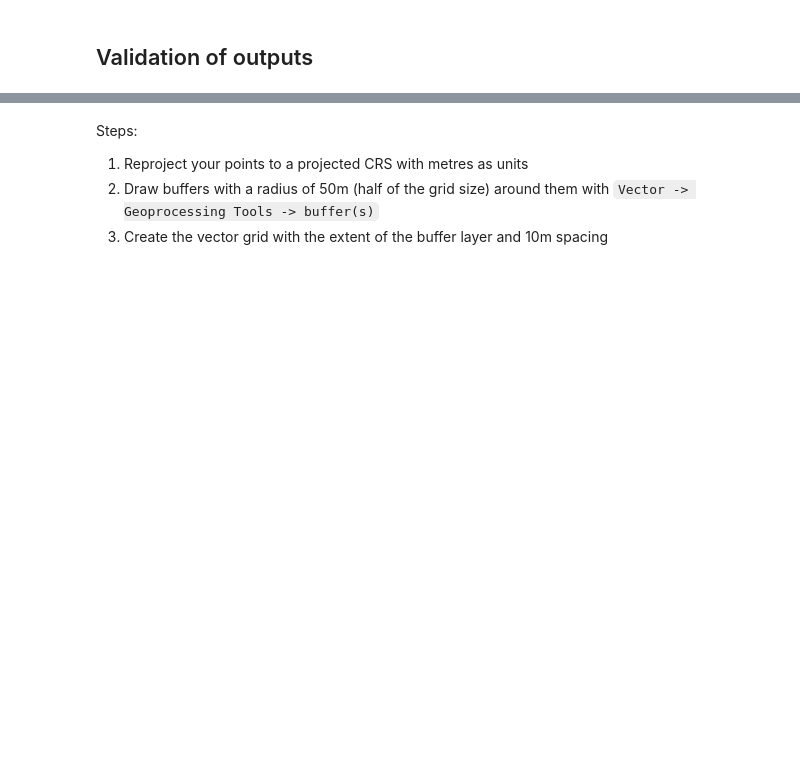
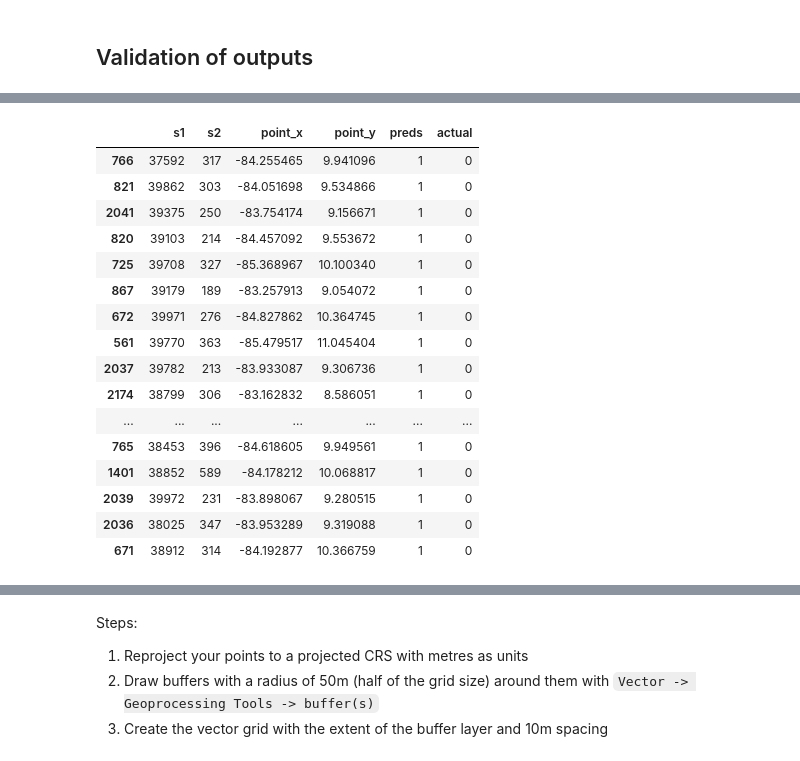
Before and after one commit to wri/plantation_classifier, a Jupyter notebook: notebooks/label_propagation.ipynb, the cells around one changed output, grey strips where cells are left out. Drawn from its saved outputs; the diff is of its cells as text; code cells hidden in the pictures; blank space fills up the shorter version.

```diff
--- a/notebooks/label_propagation.ipynb
+++ b/notebooks/label_propagation.ipynb
@@ -568,0 +602,3 @@ misclass[(misclass.preds == '1') & (misclass.actual == '0')]
+# %%
+labeled = get_features(labeled_pts_sample, labels=True)
+unlabeled = get_features(unlabeled_pts_sample, labels=False)
@@ -568,0 +651,34 @@ misclass[(misclass.preds == '1') & (misclass.actual == '0')]
+# %%
+X = labeled[['s1','s2', 'point_x', 'point_y']]
+y = labeled['label']
+
+Xun = unlabeled[['s1','s2', 'point_x', 'point_y']]
+yun = unlabeled['label']
+
+# create the mixed training dataset
+X_mixed = pd.concat([X, Xun])
+y_mixed = pd.concat([y, yun])
+
+# have to train test split after to ensure train and text have same representation
+X_train, X_test, y_train, y_test = train_test_split(X_mixed, y_mixed, random_state=22, stratify=y_mixed)
+
+print('Mixed Train Set:', X_train.shape, y_train.shape)
+print('Test Set:', X_test.shape, y_test.shape)
+
+# perform scaling
+scaler = StandardScaler()
+X_train_sc = scaler.fit_transform(X_train)
+X_test_sc = scaler.transform(X_test)
+
+param_grid = {
+    'kernel': ['knn', 'rbf'],  # 2 different kernel choices
+    'gamma': [0.1, 1.0, 10.0, 15.0],
+    'n_neighbors': [3, 5, 7],
+    'max_iter': [1000, 1500]}
+
+lp = LabelPropagation()
+gs_a = GridSearchCV(lp, param_grid, cv=5, scoring='accuracy', n_jobs=-1)
+gs_a.fit(X_train_sc, y_train)
+
+print("Best hyperparameters found: ", gs_a.best_params_)
+print(f'Best accuracy found: {round(gs_a.best_score_ * 100, 2)}')
@@ -568,0 +714,3 @@ misclass[(misclass.preds == '1') & (misclass.actual == '0')]
+# %%
+misclass = X_test[X_test.preds != X_test.actual]
+misclass.preds.value_counts()
@@ -568,0 +741,22 @@ misclass[(misclass.preds == '1') & (misclass.actual == '0')]
+# %%
+# first is mangrove
+# second looks like natural trees amongst forest plantation
+misclass[(misclass.preds == 1) & (misclass.actual == 0)]
+# %% [output]
+|  | s1 | s2 | point_x | point_y | preds | actual |
+| 766 | 37592 | 317 | -84.255465 | 9.941096 | 1 | 0 |
+| 821 | 39862 | 303 | -84.051698 | 9.534866 | 1 | 0 |
+| 2041 | 39375 | 250 | -83.754174 | 9.156671 | 1 | 0 |
+| 820 | 39103 | 214 | -84.457092 | 9.553672 | 1 | 0 |
+| 725 | 39708 | 327 | -85.368967 | 10.100340 | 1 | 0 |
+| 867 | 39179 | 189 | -83.257913 | 9.054072 | 1 | 0 |
+| 672 | 39971 | 276 | -84.827862 | 10.364745 | 1 | 0 |
+| 561 | 39770 | 363 | -85.479517 | 11.045404 | 1 | 0 |
+| 2037 | 39782 | 213 | -83.933087 | 9.306736 | 1 | 0 |
+| 2174 | 38799 | 306 | -83.162832 | 8.586051 | 1 | 0 |
+| ... | ... | ... | ... | ... | ... | ... |
+| 765 | 38453 | 396 | -84.618605 | 9.949561 | 1 | 0 |
+| 1401 | 38852 | 589 | -84.178212 | 10.068817 | 1 | 0 |
+| 2039 | 39972 | 231 | -83.898067 | 9.280515 | 1 | 0 |
+| 2036 | 38025 | 347 | -83.953289 | 9.319088 | 1 | 0 |
+| 671 | 38912 | 314 | -84.192877 | 10.366759 | 1 | 0 |
```
Also changed, not shown: parts of 54 cells of this notebook.
